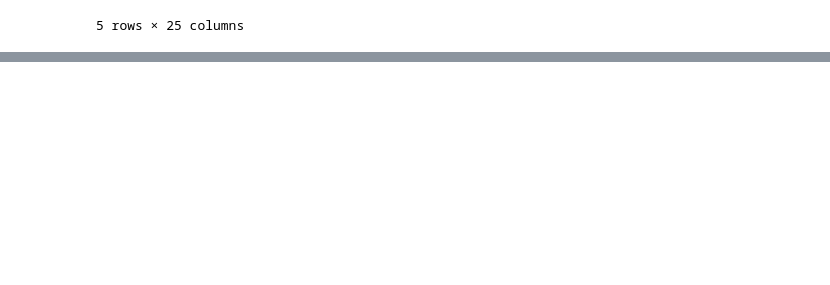
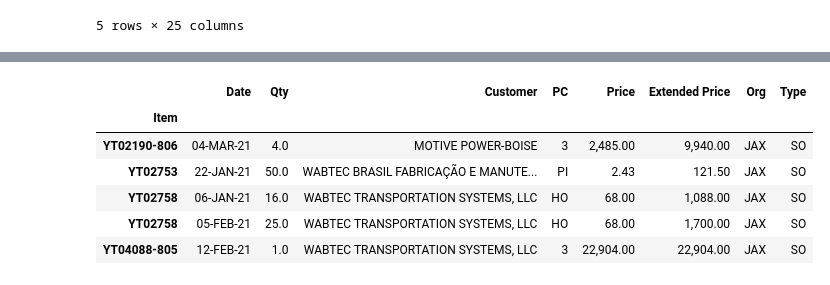
Before and after one commit to Emily-Keymon/data-analysis, a Jupyter notebook: test_2.ipynb, the cells around one changed output, grey strips where cells are left out. Saved outputs shown, nothing was run; the diff lists cells and outputs as text; code cells hidden in the pictures; blank space fills up the shorter version.

```diff
--- a/test_2.ipynb
+++ b/test_2.ipynb
@@ -385,0 +407,4 @@ jax_so.head()
+# %%
+# Narrow down columns
+jax_so = jax_so[["Schedule Date", "Open Qty", "Customer Name", "Planner", "Price", "Extended Price"]]
+jax_so.head()
@@ -385,0 +419,8 @@ jax_so.head()
+# %%
+# Rename Open Qty to Qty and Date to Schedule Date to match open orders
+jax_so = jax_so.rename(columns = { "Schedule Date" : "Date",
+                                  "Open Qty": "Qty",
+                                  "Customer Name": "Customer",
+                                  "Planner": "PC",
+                                 })
+jax_so.head()
@@ -385,0 +435,13 @@ jax_so.head()
+# %%
+# Add column ORG, TYPE
+jax_so["Org"] = "JAX"
+jax_so["Type"] = "SO"
+jax_so.head()
+# %% [output]
+|  | Date | Qty | Customer | PC | Price | Extended Price | Org | Type |
+| Item |  |  |  |  |  |  |  |  |
+| YT02190-806 | 04-MAR-21 | 4.0 | MOTIVE POWER-BOISE | 3 | 2,485.00 | 9,940.00 | JAX | SO |
+| YT02753 | 22-JAN-21 | 50.0 | WABTEC BRASIL FABRICAÇÃO E MANUTE... | PI | 2.43 | 121.50 | JAX | SO |
+| YT02758 | 06-JAN-21 | 16.0 | WABTEC TRANSPORTATION SYSTEMS, LLC | HO | 68.00 | 1,088.00 | JAX | SO |
+| YT02758 | 05-FEB-21 | 25.0 | WABTEC TRANSPORTATION SYSTEMS, LLC | HO | 68.00 | 1,700.00 | JAX | SO |
+| YT04088-805 | 12-FEB-21 | 1.0 | WABTEC TRANSPORTATION SYSTEMS, LLC | 3 | 22,904.00 | 22,904.00 | JAX | SO |
```
Also changed, not shown: parts of 6 cells of this notebook, 1 other file.
